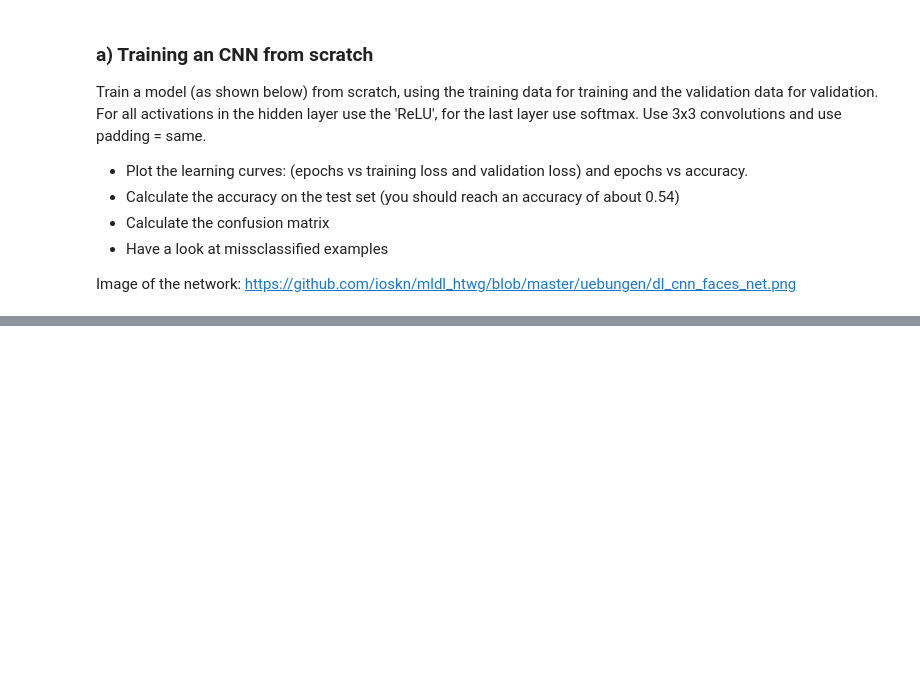
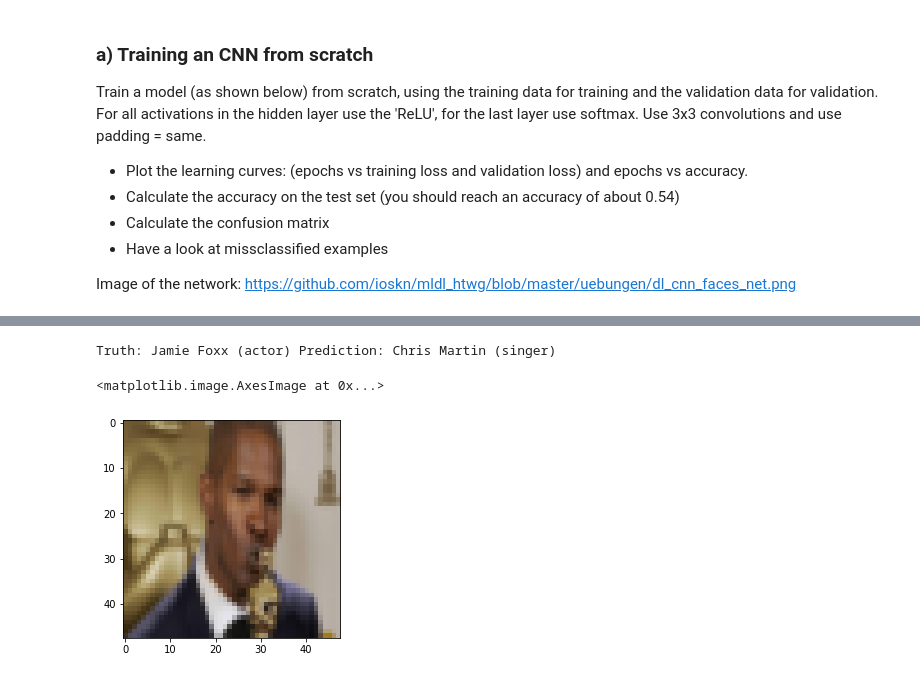
Before and after one commit to fa97ber/DeepLearning, a Jupyter notebook: DL_02_02.ipynb, the cells around one changed output, grey strips where cells are left out. Cells and saved outputs as stored; diff of their text form; code cells hidden in the pictures; blank space fills up the shorter version.

```diff
--- a/DL_02_02.ipynb
+++ b/DL_02_02.ipynb
@@ -162,0 +163,14 @@ Test accuracy: 0.7
+# %%
+Y_pred = model.predict(X_test)
+#Y_pred.shape, Y_test.shape
+# %%
+class_count = len(set(Y_test))
+missclassified = []
+confusion = np.zeros((class_count, class_count))
+for cl in range(Y_test.shape[0]):
+    label = Y_test[cl]
+    pred = np.argmax(Y_pred[cl])
+    confusion[pred,label] += 1
+    if pred != label:
+        missclassified.append(cl)
+print(confusion)
@@ -162,0 +186,16 @@ Test accuracy: 0.7
+# %%
+classes = ['Miranda Cosgrove',
+           'Chris Martin (singer)',
+           'Emma Stone (actress)',
+           'Jamie Foxx (actor)',
+           'Steve Jobs (entrepreneur)',
+           'Zac Efron (actor)',
+           'Sandra Oh (actress)',
+           'Taryn Manning (actress)']
+mcl = missclassified[0]
+print('Truth:',classes[Y_test[mcl]], 'Prediction:', classes[np.argmax(Y_pred[mcl])])
+plt.imshow(X_test[mcl])
+# %% [output]
+Truth: Jamie Foxx (actor) Prediction: Chris Martin (singer)
+<matplotlib.image.AxesImage at 0x...>
+[figure, added]
```
Also changed, not shown: parts of 10 cells of this notebook.
